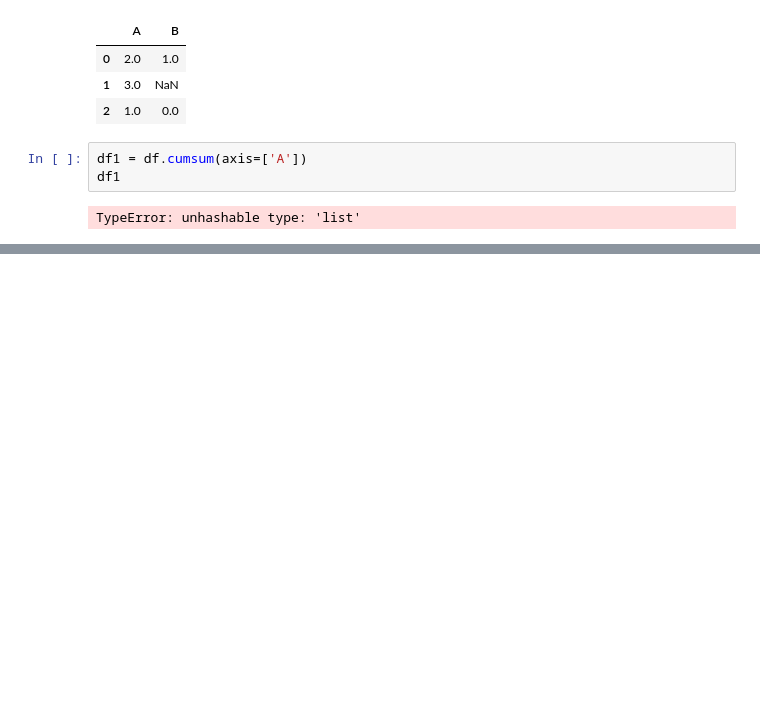
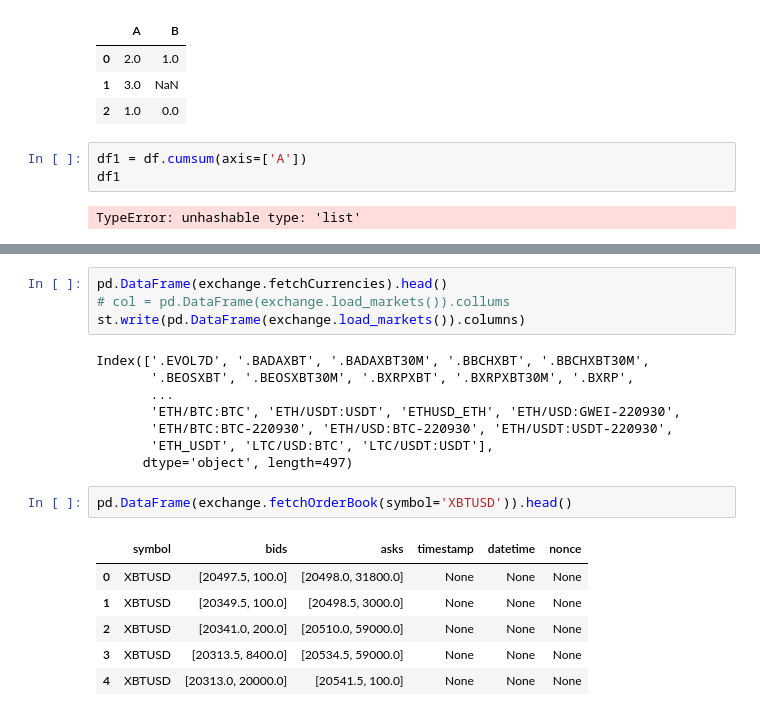
Before and after one commit to massnomis/21, a Jupyter notebook: test.ipynb, the cells around one changed output, grey strips where cells are left out. Cells and saved outputs as stored; diff of their text form; blank space fills up the shorter version.

```diff
--- a/test.ipynb
+++ b/test.ipynb
@@ -29,0 +74,21 @@ TypeError: unhashable type: 'list'
+# %%
+pd.DataFrame(exchange.fetchCurrencies).head()
+# col = pd.DataFrame(exchange.load_markets()).collums
+st.write(pd.DataFrame(exchange.load_markets()).columns)
+# %% [output]
+Index(['.EVOL7D', '.BADAXBT', '.BADAXBT30M', '.BBCHXBT', '.BBCHXBT30M',
+       '.BEOSXBT', '.BEOSXBT30M', '.BXRPXBT', '.BXRPXBT30M', '.BXRP',
+       ...
+       'ETH/BTC:BTC', 'ETH/USDT:USDT', 'ETHUSD_ETH', 'ETH/USD:GWEI-220930',
+       'ETH/BTC:BTC-220930', 'ETH/USD:BTC-220930', 'ETH/USDT:USDT-220930',
+       'ETH_USDT', 'LTC/USD:BTC', 'LTC/USDT:USDT'],
+      dtype='object', length=497)
+# %%
+pd.DataFrame(exchange.fetchOrderBook(symbol='XBTUSD')).head()
+# %% [output]
+|  | symbol | bids | asks | timestamp | datetime | nonce |
+| 0 | XBTUSD | [20497.5, 100.0] | [20498.0, 31800.0] | None | None | None |
+| 1 | XBTUSD | [20349.5, 100.0] | [20498.5, 3000.0] | None | None | None |
+| 2 | XBTUSD | [20341.0, 200.0] | [20510.0, 59000.0] | None | None | None |
+| 3 | XBTUSD | [20313.5, 8400.0] | [20534.5, 59000.0] | None | None | None |
+| 4 | XBTUSD | [20313.0, 20000.0] | [20541.5, 100.0] | None | None | None |
```
Also changed, not shown: parts of 3 cells of this notebook, 1 other file.
